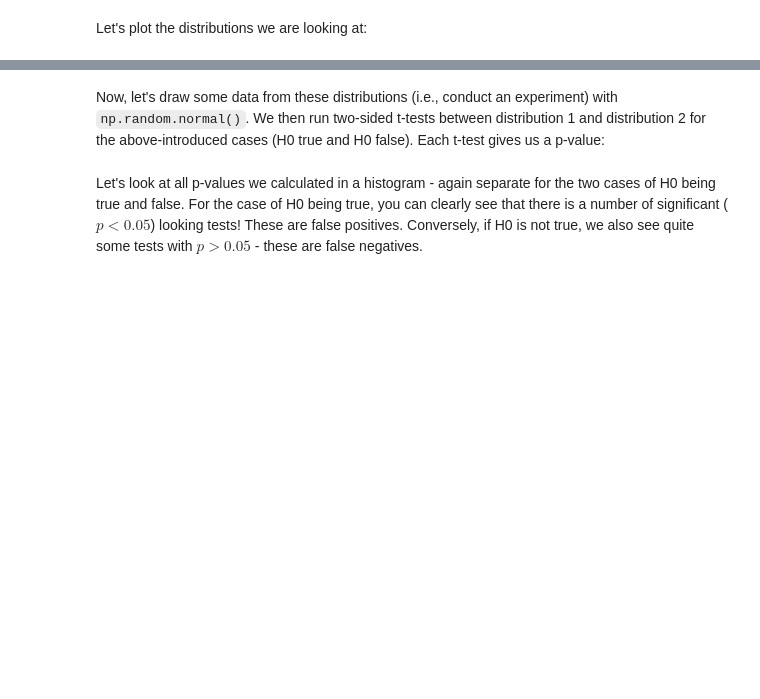
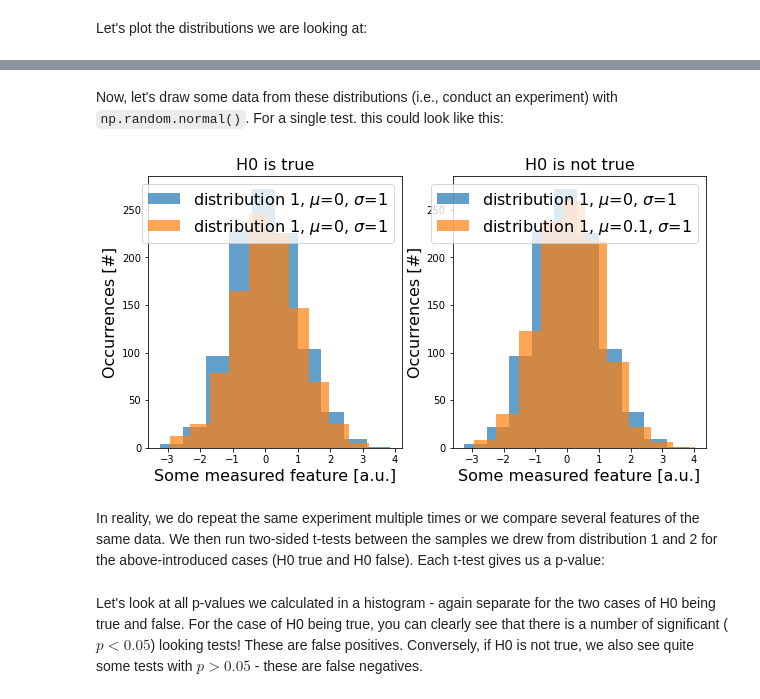
Before and after one commit to BiAPoL/Quantitative_Bio_Image_Analysis_with_Python_2022, a Jupyter notebook: docs/day3c_statistics_and_tests/04_multiple_testing.ipynb, the cells around one changed output, grey strips where cells are left out. Saved outputs shown, nothing was run; the diff lists cells and outputs as text; code cells hidden in the pictures; blank space fills up the shorter version.

```diff
--- a/docs/day3c_statistics_and_tests/04_multiple_testing.ipynb
+++ b/docs/day3c_statistics_and_tests/04_multiple_testing.ipynb
@@ -50,5 +52,28 @@ Text(0.5, 1.0, 'H0 is not true')
-# %% [markdown]
-Now, let's draw some data from these distributions (i.e., conduct an experiment) with `np.random.normal()`. We then run two-sided t-tests between distribution 1 and distribution 2 for the above-introduced cases (H0 true and H0 false). Each t-test gives us a p-value:
+# %% [markdown]
+Now, let's draw some data from these distributions (i.e., conduct an experiment) with `np.random.normal()`. For a single test. this could look like this:
+# %%
+sampled_data_1 = np.random.normal(loc=mean1, scale=sigma1, size=1000)
+sampled_data_2 = np.random.normal(loc=mean2, scale=sigma2, size=1000)
+sampled_data_3 = np.random.normal(loc=mean3, scale=sigma2, size=1000)
+# %%
+fig, axes = plt.subplots(ncols=2, figsize=(10,5))
+_ = axes[0].hist(sampled_data_1, label=f'distribution 1, $\\mu$={mean1}, $\\sigma$={sigma1}', alpha=0.7)
+_ = axes[0].hist(sampled_data_2, label=f'distribution 1, $\\mu$={mean2}, $\\sigma$={sigma2}', alpha=0.7)
+axes[0].legend(fontsize=16)
+axes[0].set_title('H0 is true', fontsize=16)
+
+_ = axes[1].hist(sampled_data_1, label=f'distribution 1, $\\mu$={mean1}, $\\sigma$={sigma1}', alpha=0.7)
+_ = axes[1].hist(sampled_data_3, label=f'distribution 1, $\\mu$={mean3}, $\\sigma$={sigma3}', alpha=0.7)
+axes[1].legend(fontsize=16)
+axes[1].set_title('H0 is not true', fontsize=16)
+
+for ax in axes:
+    ax.set_xlabel('Some measured feature [a.u.]', fontsize=16)
+    ax.set_ylabel('Occurrences [#]', fontsize=16)
+# %% [output]
+[figure, added]
+# %% [markdown]
+In reality, we do repeat the same experiment multiple times or we compare several features of the same data. We then run two-sided t-tests between the samples we drew from distribution 1 and 2 for the above-introduced cases (H0 true and H0 false). Each t-test gives us a p-value:
 # %%
 pvalues12_H0_true = []
 for i in range(n_samples_from_1):
```
Also changed, not shown: parts of 15 cells of this notebook.
